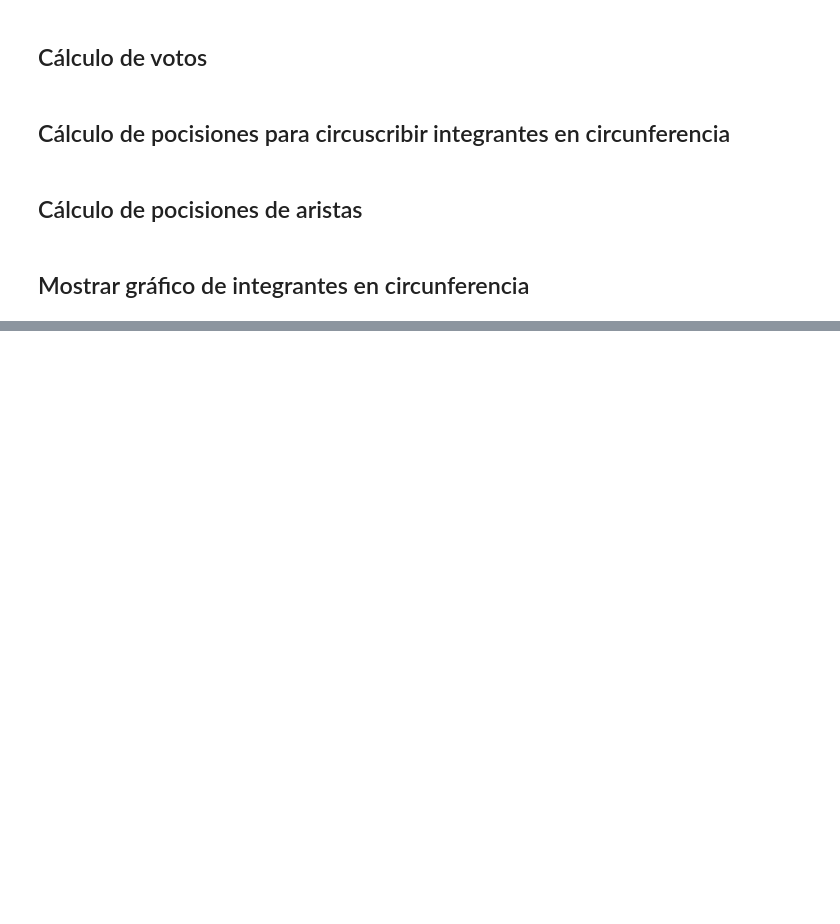
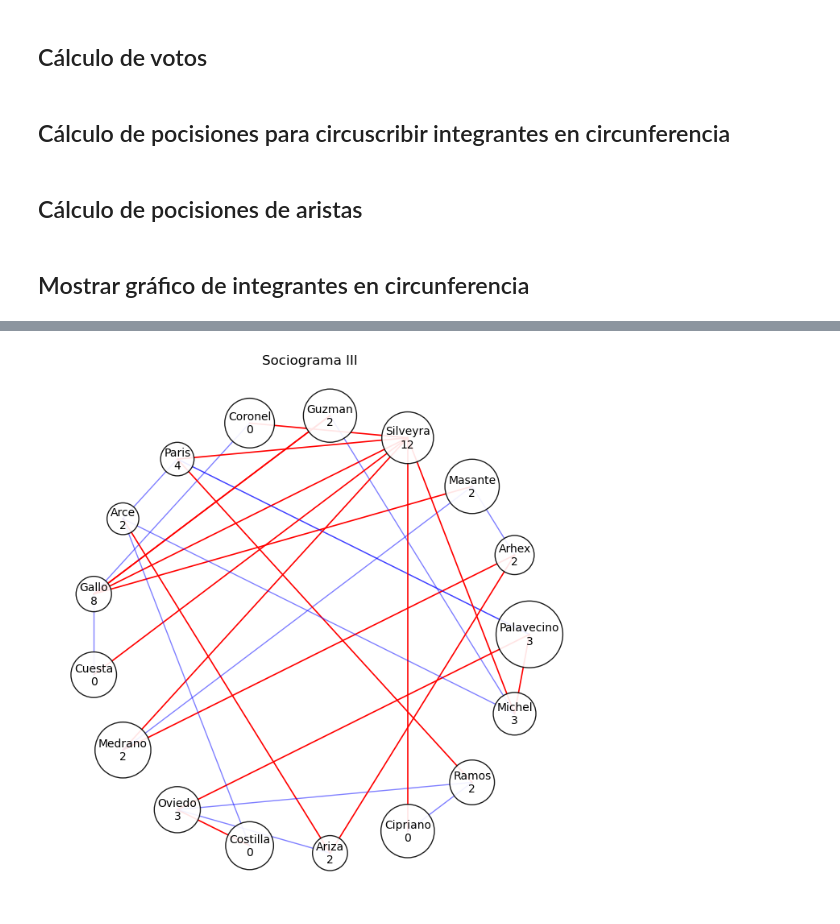
Before and after one commit to fedevirgolini/sociograma, a Jupyter notebook: sociograma.ipynb, the cells around one changed output, grey strips where cells are left out. Saved outputs shown, nothing was run; the diff lists cells and outputs as text; code cells hidden in the pictures; blank space fills up the shorter version.

```diff
--- a/sociograma.ipynb
+++ b/sociograma.ipynb
@@ -199,0 +233,5 @@ drawGraph(equipo, aristas_equipo_III)
+# %%
+# Sociograma Usuarios
+drawGraph(quintoP_nombres, aristas_quintoP_III, "Sociograma III")
+# %% [output]
+[figure, added]
```
Also changed, not shown: parts of 12 cells of this notebook.
